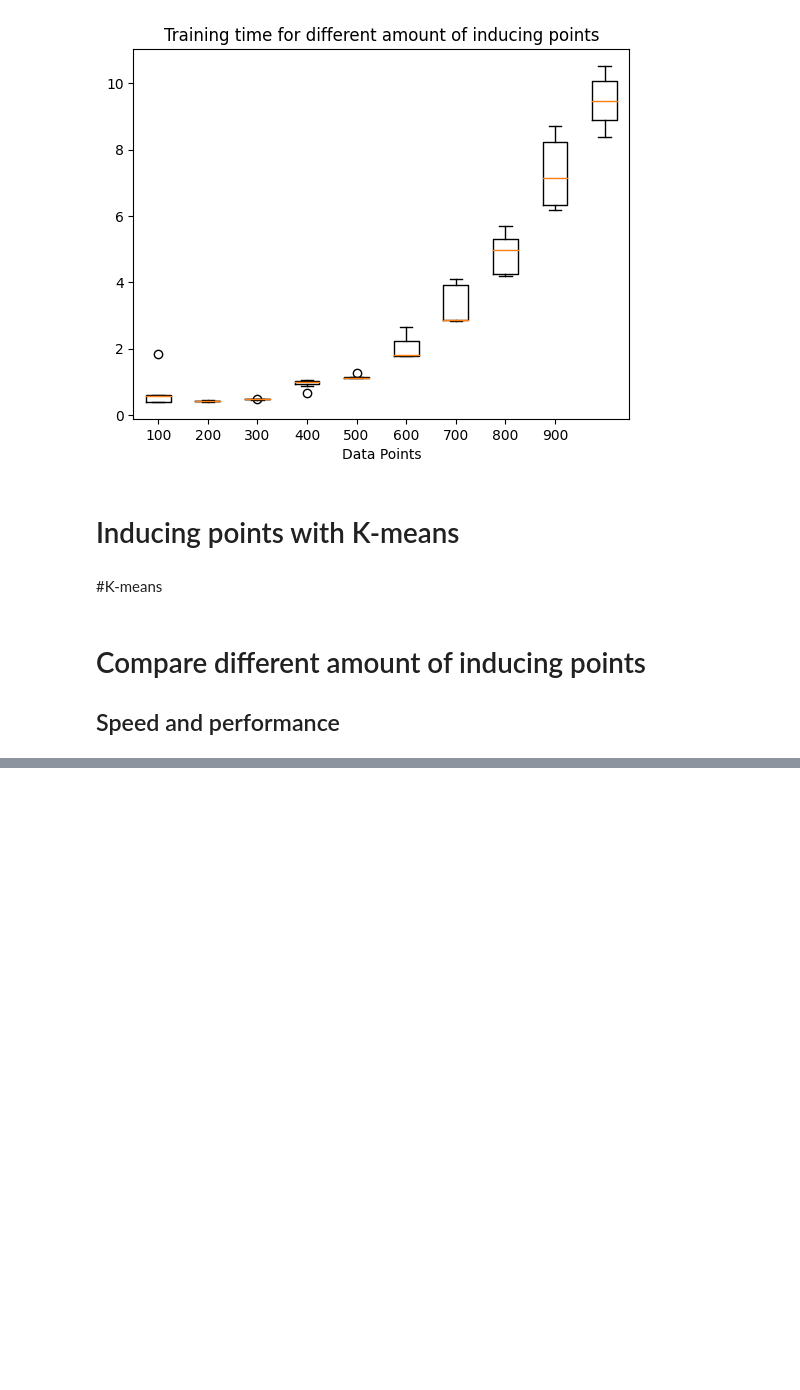
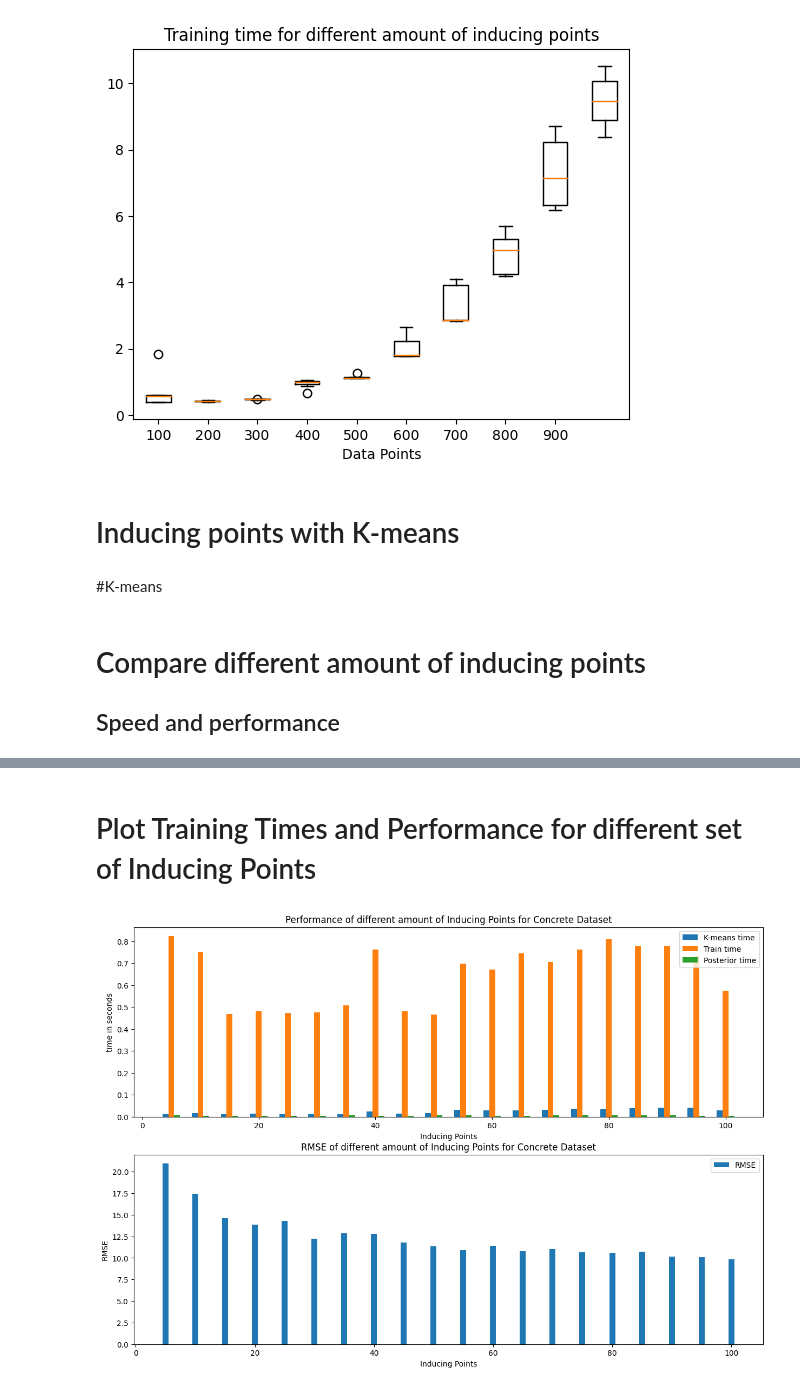
Before and after one commit to Sabelz/Gaussian_Processes_Inducing_Points, a Jupyter notebook: GPs/GPConcrete.ipynb, the cells around one changed output, grey strips where cells are left out. Saved outputs shown, nothing was run; the diff lists cells and outputs as text; code cells hidden in the pictures; blank space fills up the shorter version.

Commit message:
better graphs

```diff
--- a/GPs/GPConcrete.ipynb
+++ b/GPs/GPConcrete.ipynb
@@ -373,0 +352,44 @@ RMSE:  5.800020311213708
+# %% [markdown]
+# Plot Training Times and Performance for different set of Inducing Points
+# %%
+# Get Values
+input1 = [5,10,15,20,25,30,35,40,45,50,55,60,65,70,75,80,85,90,95,100]
+RMSE_list1, K_means_times1, train_times1, posterior_times1 = severalInducingPointsKmeans(input1)
+
+# PLOT
+
+indices = np.array(input1)
+
+# Width of a bar
+width = 1
+
+fig, axs = plt.subplots(2, 1, figsize=(15, 10))  # Create a figure and a 1x2 subplot
+
+# First subplot
+axs[0].bar(indices - width, K_means_times1, width, label='K-means time')
+axs[0].bar(indices, train_times1, width, label='Train time')
+axs[0].bar(indices + width, posterior_times1, width, label='Posterior time')
+
+# Adding labels
+axs[0].set_xlabel('Inducing Points')
+axs[0].set_ylabel('time in seconds')
+axs[0].set_title('Performance of different amount of Inducing Points for Concrete Dataset')
+
+# Adding legend
+axs[0].legend()
+
+# Second subplot
+axs[1].bar(indices, RMSE_list1, width, label='RMSE')
+
+# Adding labels
+axs[1].set_xlabel('Inducing Points')
+axs[1].set_ylabel('RMSE')
+axs[1].set_title('RMSE of different amount of Inducing Points for Concrete Dataset')
+
+# Adding legend
+axs[1].legend()
+
+# Function to show the plot
+plt.show()
+# %% [output]
+[figure, added]
```
Also changed, not shown: parts of 6 cells of this notebook.
